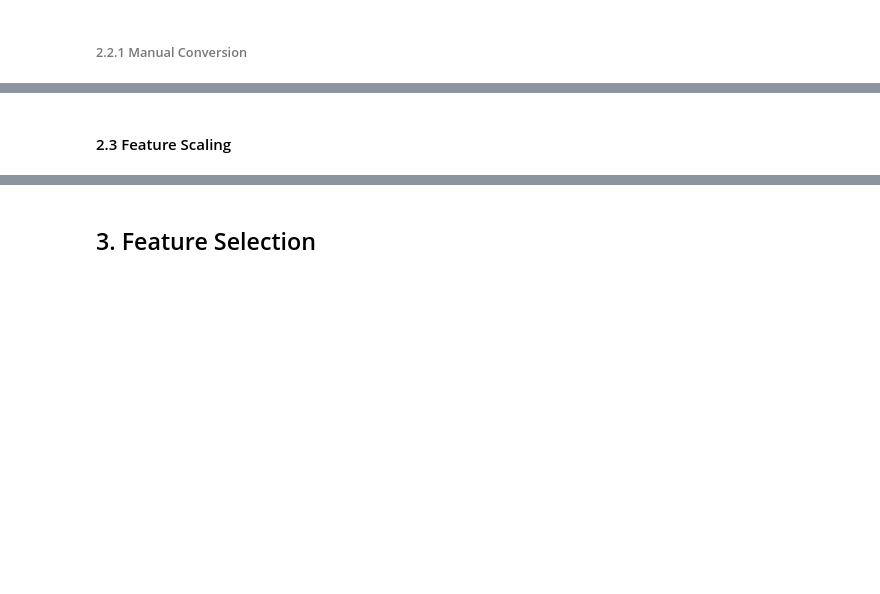
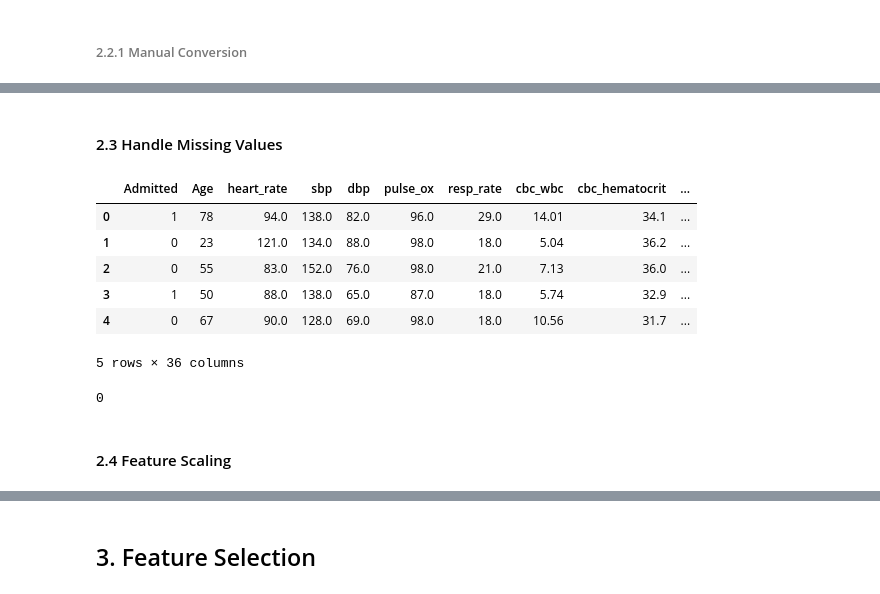
Before and after one commit to iainmuir6/Machine-Learning-with-Coronavirus-Data, a Jupyter notebook: ml_covid_research.ipynb, the cells around one changed output, grey strips where cells are left out. Saved outputs shown, nothing was run; the diff lists cells and outputs as text; code cells hidden in the pictures; blank space fills up the shorter version.

```diff
--- a/ml_covid_research.ipynb
+++ b/ml_covid_research.ipynb
@@ -293,0 +312,6 @@ cat_cols = [
+# %%
+for col in cat_cols:
+    print(col)
+    for each in trim_df3.groupby([col, col + '_Encoded']).indices:
+        print(each)
+    print()
@@ -294,2 +371,31 @@ cat_cols = [
+# %% [markdown]
+#### 2.3 Handle Missing Values
+# %%
+num_cols = [
+    'heart_rate', 'sbp', 'dbp', 'pulse_ox', 'resp_rate', 'cbc_wbc', 'cbc_hematocrit', 'cbc_hemoglobin',
+    'cbc_platelets', 'cbc_neutrophil_c', 'cbc_eosinophil_perc', 'cbc_lymphocyte_c',
+    'cbc_lymphocyte_perc', 'cbc_eosinophil_c', 'cbc_eosinophil_perc.1', 'cbc_monocyte_c',
+    'cbc_eosinophil_perc.2', 'cmp_sodium', 'cmp_potassium', 'cmp_chloride', 'cmp_bicarbonate',
+    'cmp_bun', 'cmp_creatinine', 'cmp_glucose', 'cmp_alt', 'cmp_ast', 'cmp_alkaline_phosphatase',
+    'cmp_total_protein', 'cmp_albumin', 'cmp_bilirubin'
+]
+
+trim_df4 = trim_df3.copy()
+for col in num_cols:
+    trim_df4[col] = trim_df4[col].replace(np.NaN, trim_df4[col].mean())
+
+trim_df4.head(5)
+# %% [output]
+|  | Admitted | Age | heart_rate | sbp | dbp | pulse_ox | resp_rate | cbc_wbc | cbc_hematocrit | ... |
+| 0 | 1 | 78 | 94.0 | 138.0 | 82.0 | 96.0 | 29.0 | 14.01 | 34.1 | ... |
+| 1 | 0 | 23 | 121.0 | 134.0 | 88.0 | 98.0 | 18.0 | 5.04 | 36.2 | ... |
+| 2 | 0 | 55 | 83.0 | 152.0 | 76.0 | 98.0 | 21.0 | 7.13 | 36.0 | ... |
+| 3 | 1 | 50 | 88.0 | 138.0 | 65.0 | 87.0 | 18.0 | 5.74 | 32.9 | ... |
+| 4 | 0 | 67 | 90.0 | 128.0 | 69.0 | 98.0 | 18.0 | 10.56 | 31.7 | ... |
+5 rows × 36 columns
+# %%
+trim_df4.isnull().sum().sum()
+# %% [output]
+0
 # %% [markdown]
-#### 2.3 Feature Scaling
+#### 2.4 Feature Scaling
```
Also changed, not shown: parts of 31 cells of this notebook.
